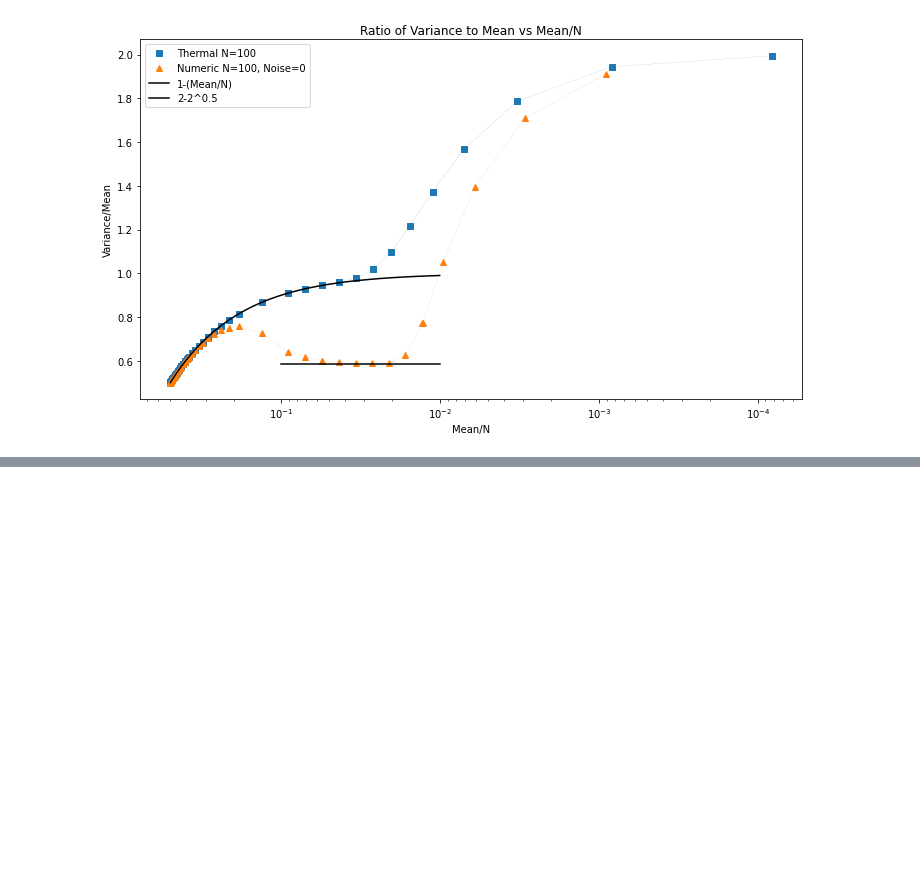
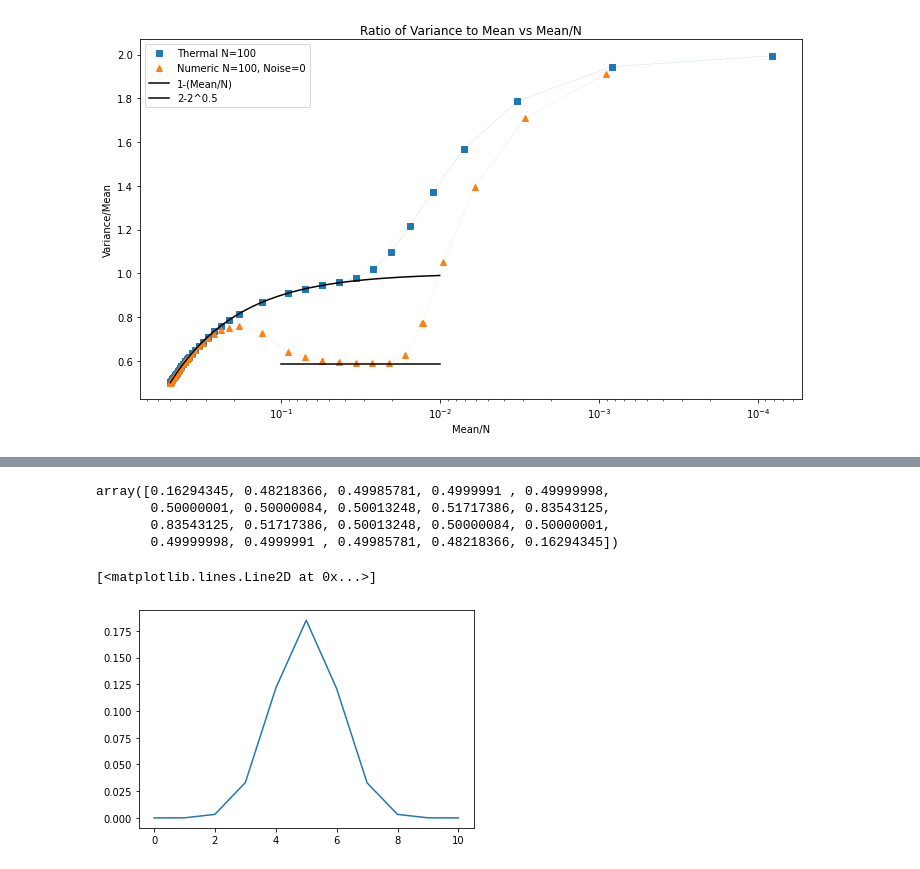
Before and after one commit to shrapp/thermal_tfim, a Jupyter notebook: notebook.ipynb, the cells around one changed output, grey strips where cells are left out. Drawn from its saved outputs; the diff is of its cells as text; code cells hidden in the pictures; blank space fills up the shorter version.

```diff
--- a/notebook.ipynb
+++ b/notebook.ipynb
@@ -410,0 +443,23 @@ ModuleNotFoundError: No module named 'new_noise'
+# %%
+N = 20
+tau = 10
+noise = 0
+ks = k_f(N)
+z = np.matrix([[1, 0], [0, -1]])
+pks_numeric = calk_noisy_pk(ks, tau, noise, z)
+d_vals = np.arange(0,N+1,2)
+num_probability_mass_function = calc_kink_probabilities(pks_numeric, d_vals)
+num_probability_mass_function = clean_probabilities(num_probability_mass_function)
+num_cumulants = calculate_cumulants(num_probability_mass_function, d_vals)
+# %%
+pks_numeric
+# %% [output]
+array([0.16294345, 0.48218366, 0.49985781, 0.4999991 , 0.49999998,
+       0.50000001, 0.50000084, 0.50013248, 0.51717386, 0.83543125,
+       0.83543125, 0.51717386, 0.50013248, 0.50000084, 0.50000001,
+       0.49999998, 0.4999991 , 0.49985781, 0.48218366, 0.16294345])
+# %%
+plt.plot(num_probability_mass_function)
+# %% [output]
+[<matplotlib.lines.Line2D at 0x...>]
+[figure, added]
```
Also changed, not shown: parts of 6 cells of this notebook, 3 other files.
